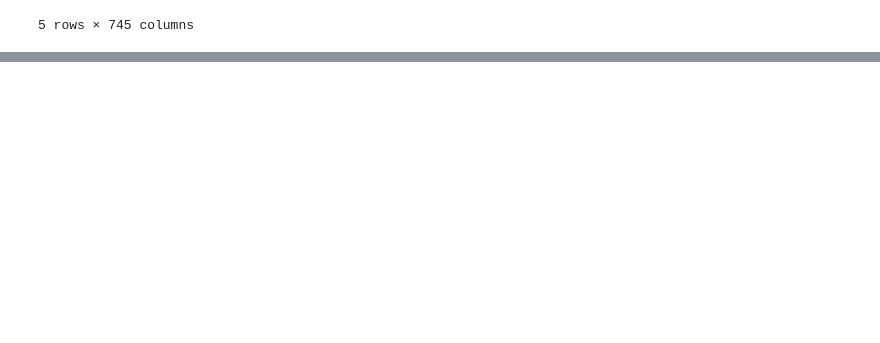
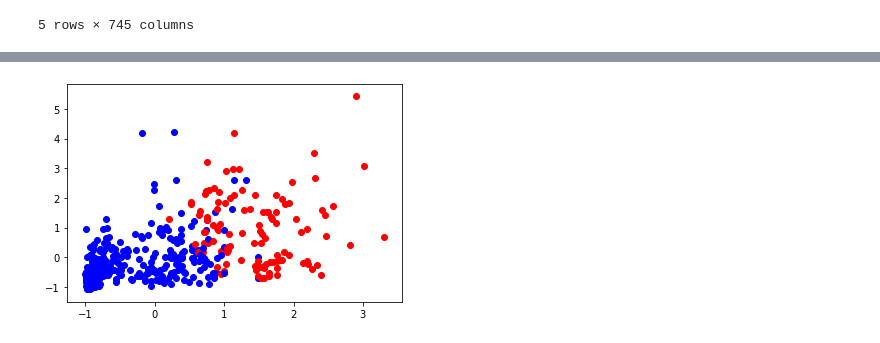
Before and after one commit to furu8/Data-preprocessing, a Jupyter notebook: 4.時系列データ/chap6-2.ipynb, the cells around one changed output, grey strips where cells are left out. Drawn from its saved outputs; the diff is of its cells as text; code cells hidden in the pictures; blank space fills up the shorter version.

Commit message:
# 特徴量１と２で分類で有効の特徴量だけを見てみる

```diff
--- a/4.時系列データ/chap6-2.ipynb
+++ b/4.時系列データ/chap6-2.ipynb
@@ -449,0 +720,11 @@ print(precision_score(Y[test_id], pred_y))
+# %%
+# 特徴量を5つ選択
+selector = SelectKBest(k=5)
+selector.fit(X, Y)
+mask = selector.get_support()
+
+# どの変数を選択したかを確認
+print(pd.concat([X1, X2], axis=1).columns)
+for i, boolean in enumerate(mask):
+    if boolean:
+        print(i)
@@ -449,0 +745,27 @@ print(precision_score(Y[test_id], pred_y))
+# %%
+# 特徴量１と２で分類で有効の特徴量だけを見てみる
+
+# データセットを説明変数と目的変数へ分割
+X1 = dat_event.drop('event', axis=1)
+
+X2 = dat_event2.drop('event', axis=1)
+
+df_X = pd.concat([X1, X2], axis=1)
+df_Y = dat_event2['event']
+
+X = np.array(df_X)
+Y = np.array(df_Y)
+std = StandardScaler()
+X_std = std.fit_transform(X)
+
+# X_std = X
+
+for i, d in enumerate(df_Y.values):
+    if ( d == 0):
+        plt.scatter(X_std[i][12], X_std[i][15], color='blue', label=0)
+    else:
+        plt.scatter(X_std[i][12], X_std[i][15], color='red', label=1)
+
+plt.show()
+# %% [output]
+[figure, added]
```
Also changed, not shown: parts of 10 cells of this notebook.
